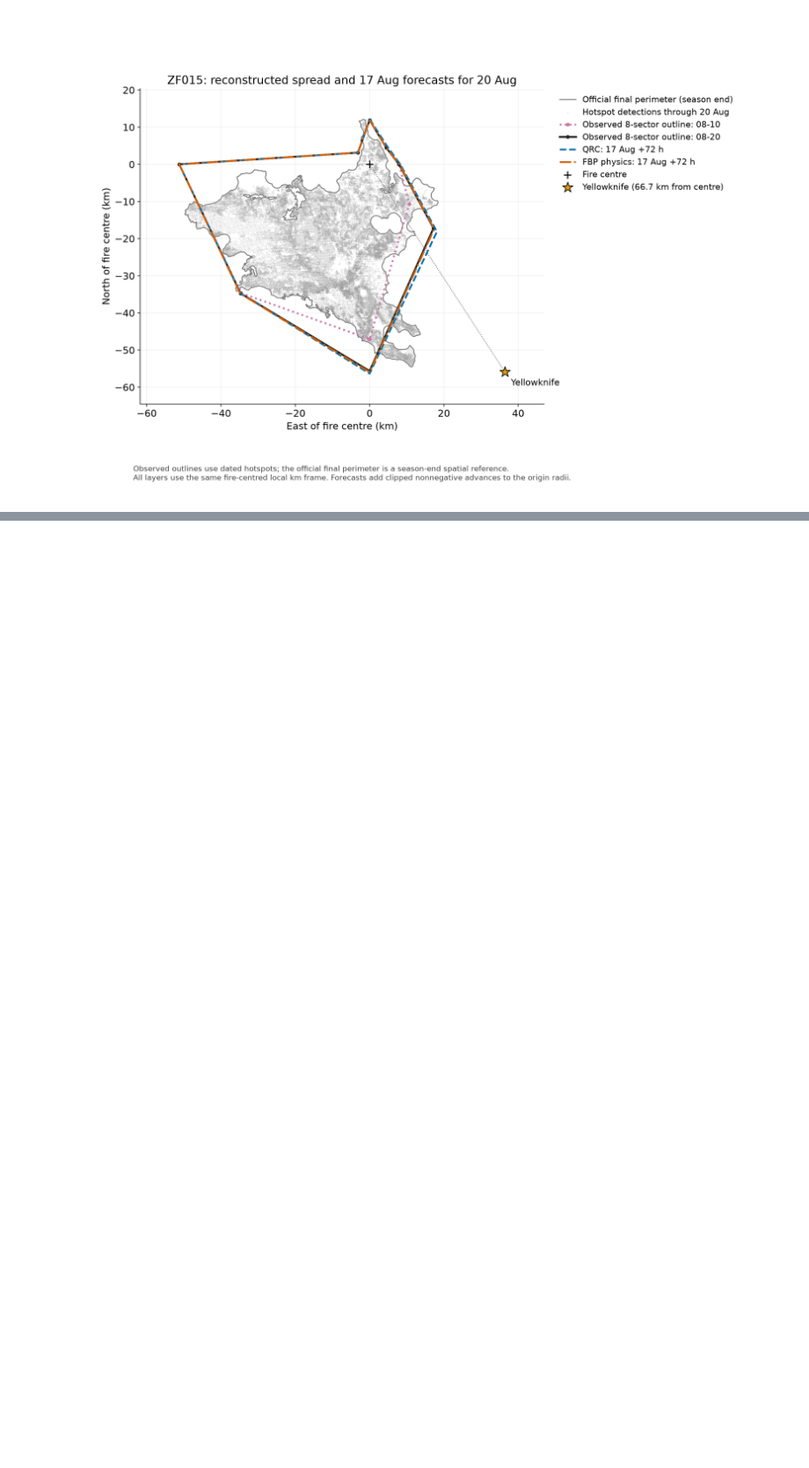
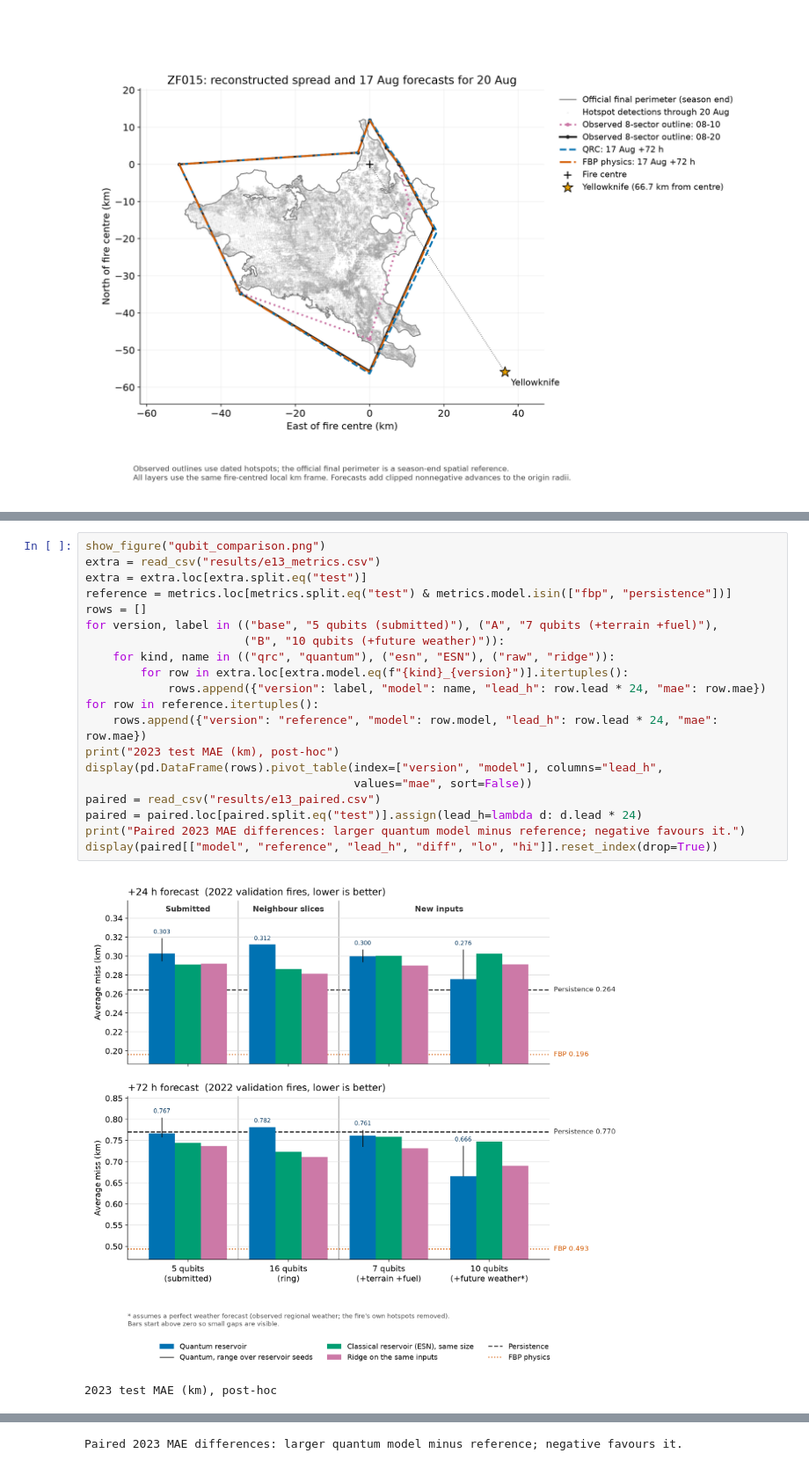
Before and after one commit to popsukss/qff-ember, a Jupyter notebook: notebooks/ember.ipynb, the cells around one changed output, grey strips where cells are left out. Shown at 88% size. Drawn from its saved outputs; the diff is of its cells as text; blank space fills up the shorter version.

Commit message:
notebook: add post-hoc qubit comparison section (chart + 2023 table)

```diff
--- a/notebooks/ember.ipynb
+++ b/notebooks/ember.ipynb
@@ -614,0 +633,23 @@ Yellowknife: 66.7 km from the fire centre, sector 3.
+# %%
+show_figure("qubit_comparison.png")
+extra = read_csv("results/e13_metrics.csv")
+extra = extra.loc[extra.split.eq("test")]
+reference = metrics.loc[metrics.split.eq("test") & metrics.model.isin(["fbp", "persistence"])]
+rows = []
+for version, label in (("base", "5 qubits (submitted)"), ("A", "7 qubits (+terrain +fuel)"),
+                       ("B", "10 qubits (+future weather)")):
+    for kind, name in (("qrc", "quantum"), ("esn", "ESN"), ("raw", "ridge")):
+        for row in extra.loc[extra.model.eq(f"{kind}_{version}")].itertuples():
+            rows.append({"version": label, "model": name, "lead_h": row.lead * 24, "mae": row.mae})
+for row in reference.itertuples():
+    rows.append({"version": "reference", "model": row.model, "lead_h": row.lead * 24, "mae": row.mae})
+print("2023 test MAE (km), post-hoc")
+display(pd.DataFrame(rows).pivot_table(index=["version", "model"], columns="lead_h",
+                                       values="mae", sort=False))
+paired = read_csv("results/e13_paired.csv")
+paired = paired.loc[paired.split.eq("test")].assign(lead_h=lambda d: d.lead * 24)
+print("Paired 2023 MAE differences: larger quantum model minus reference; negative favours it.")
+display(paired[["model", "reference", "lead_h", "diff", "lo", "hi"]].reset_index(drop=True))
+# %% [output]
+[figure, added]
+2023 test MAE (km), post-hoc
@@ -614,0 +669 @@ Yellowknife: 66.7 km from the fire centre, sector 3.
+Paired 2023 MAE differences: larger quantum model minus reference; negative favours it.
```
Also changed, not shown: parts of 5 cells of this notebook, 2 other files.
